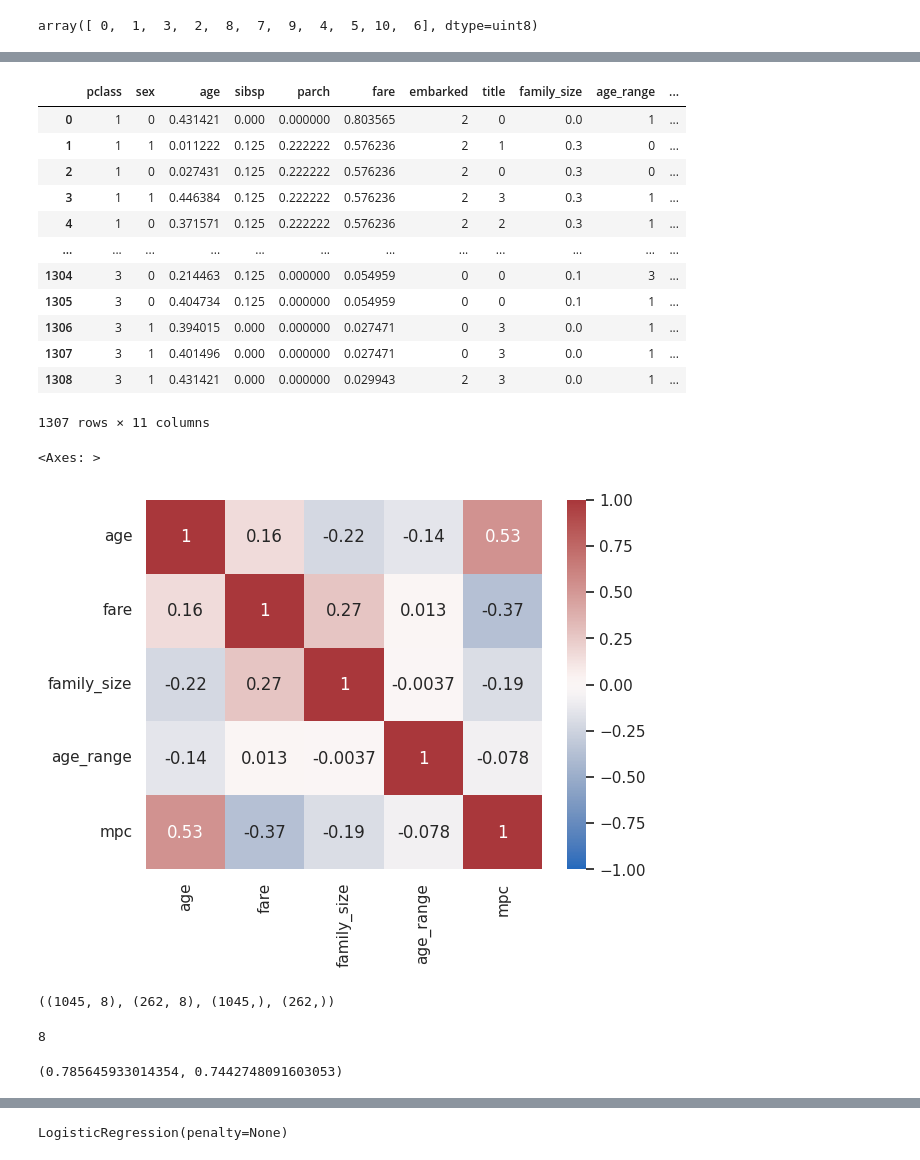
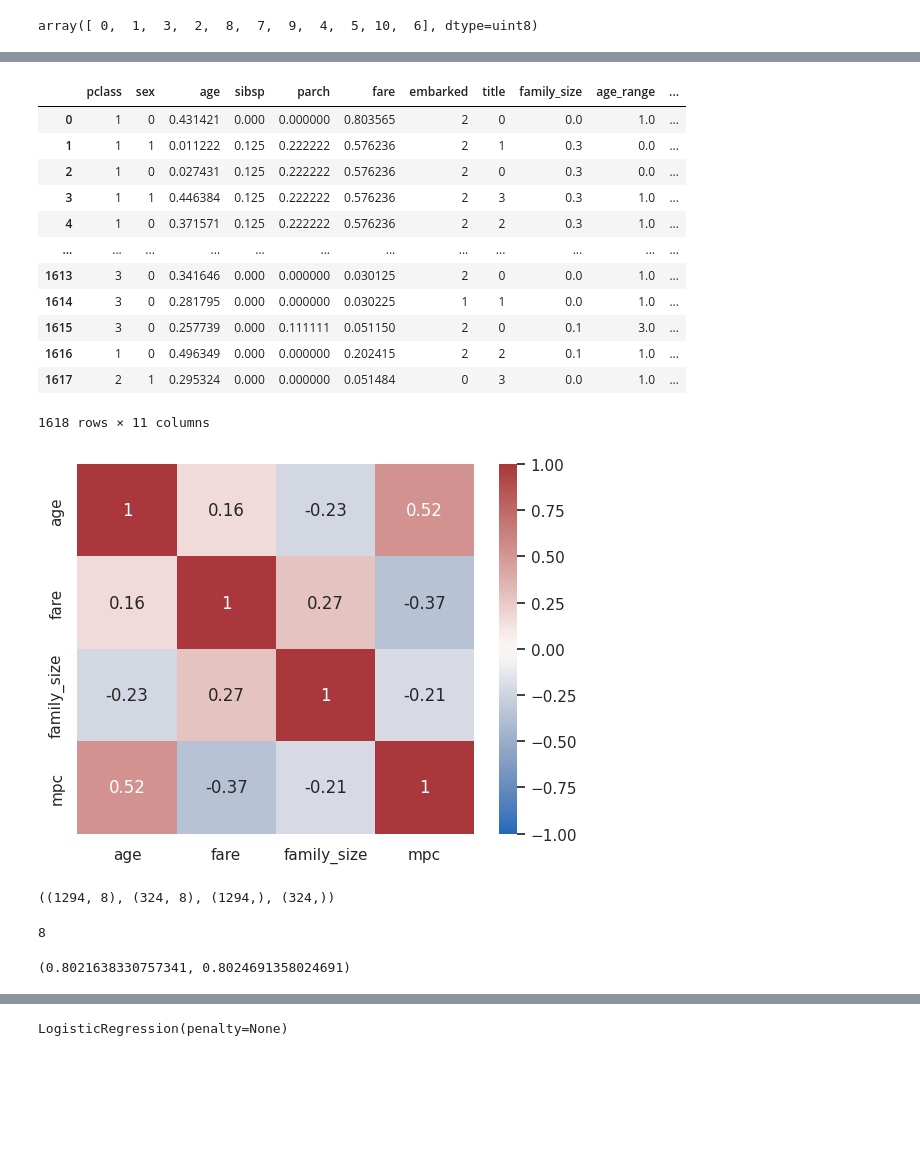
Before and after one commit to stefvlad/MyAI, a Jupyter notebook: project2_1sem.ipynb, the cells around one changed output, grey strips where cells are left out. Saved outputs shown, nothing was run; the diff lists cells and outputs as text; code cells hidden in the pictures; blank space fills up the shorter version.

```diff
--- a/project2_1sem.ipynb
+++ b/project2_1sem.ipynb
@@ -372,6 +418,9 @@ df['embarked'].unique()
 # %% [output]
 array([2, 0, 1])
 # %%
-df['age_range'] = le.fit_transform(df['age_range'])
+from sklearn.preprocessing import OrdinalEncoder
+
+ordinal_encoder = OrdinalEncoder()
+df['age_range'] = ordinal_encoder.fit_transform(df[['age_range']])
 df['age_range'].unique()
 # %% [output]
@@ -382,12 +431,3 @@ df['title'] = df['title'].map({'Miss':0, 'Mlle':0, 'Master':1, 'Mrs':2, 'Mme':2,
 df['title'].unique()
 # %% [output]
 array([ 0,  1,  3,  2,  8,  7,  9,  4,  5, 10,  6], dtype=uint8)
-# %%
-# Konwersja kolumn na typ kategoryczny
-df['survived'] = df['survived'].astype('category')
-df['pclass'] = df['pclass'].astype('category')
-df['sex'] = df['sex'].astype('category')
-df['embarked'] = df['embarked'].astype('category')
-df['title'] = df['title'].astype('category')
-
-df.info()
@@ -414,6 +433,0 @@ memory usage: 88.9 KB
-# %%
-le = LabelEncoder()
-y = le.fit_transform(df['survived'])
-df.drop('survived', axis='columns', inplace=True)
-
-y
@@ -421,0 +450,9 @@ array([1, 1, 0, ..., 0, 0, 0])
+# %%
+# Użyłem do zbalansowania zbioru
+from imblearn.over_sampling import SMOTE
+
+X_S = df.drop('survived', axis=1)
+y_S = df['survived']
+
+smote = SMOTE(random_state=42)
+df, y = smote.fit_resample(X_S, y_S)
@@ -450,18 +530,18 @@ df[columns_to_normalize] = scaler.fit_transform(df[columns_to_normalize])
 df
 # %% [output]
 |  | pclass | sex | age | sibsp | parch | fare | embarked | title | family_size | age_range | ... |
-| 0 | 1 | 0 | 0.431421 | 0.000 | 0.000000 | 0.803565 | 2 | 0 | 0.0 | 1 | ... |
-| 1 | 1 | 1 | 0.011222 | 0.125 | 0.222222 | 0.576236 | 2 | 1 | 0.3 | 0 | ... |
-| 2 | 1 | 0 | 0.027431 | 0.125 | 0.222222 | 0.576236 | 2 | 0 | 0.3 | 0 | ... |
-| 3 | 1 | 1 | 0.446384 | 0.125 | 0.222222 | 0.576236 | 2 | 3 | 0.3 | 1 | ... |
-| 4 | 1 | 0 | 0.371571 | 0.125 | 0.222222 | 0.576236 | 2 | 2 | 0.3 | 1 | ... |
+| 0 | 1 | 0 | 0.431421 | 0.000 | 0.000000 | 0.803565 | 2 | 0 | 0.0 | 1.0 | ... |
+| 1 | 1 | 1 | 0.011222 | 0.125 | 0.222222 | 0.576236 | 2 | 1 | 0.3 | 0.0 | ... |
+| 2 | 1 | 0 | 0.027431 | 0.125 | 0.222222 | 0.576236 | 2 | 0 | 0.3 | 0.0 | ... |
+| 3 | 1 | 1 | 0.446384 | 0.125 | 0.222222 | 0.576236 | 2 | 3 | 0.3 | 1.0 | ... |
+| 4 | 1 | 0 | 0.371571 | 0.125 | 0.222222 | 0.576236 | 2 | 2 | 0.3 | 1.0 | ... |
 | ... | ... | ... | ... | ... | ... | ... | ... | ... | ... | ... | ... |
-| 1304 | 3 | 0 | 0.214463 | 0.125 | 0.000000 | 0.054959 | 0 | 0 | 0.1 | 3 | ... |
-| 1305 | 3 | 0 | 0.404734 | 0.125 | 0.000000 | 0.054959 | 0 | 0 | 0.1 | 1 | ... |
-| 1306 | 3 | 1 | 0.394015 | 0.000 | 0.000000 | 0.027471 | 0 | 3 | 0.0 | 1 | ... |
-| 1307 | 3 | 1 | 0.401496 | 0.000 | 0.000000 | 0.027471 | 0 | 3 | 0.0 | 1 | ... |
-| 1308 | 3 | 1 | 0.431421 | 0.000 | 0.000000 | 0.029943 | 2 | 3 | 0.0 | 1 | ... |
+| 1613 | 3 | 0 | 0.341646 | 0.000 | 0.000000 | 0.030125 | 2 | 0 | 0.0 | 1.0 | ... |
+| 1614 | 3 | 0 | 0.281795 | 0.000 | 0.000000 | 0.030225 | 1 | 1 | 0.0 | 1.0 | ... |
+| 1615 | 3 | 0 | 0.257739 | 0.000 | 0.111111 | 0.051150 | 2 | 0 | 0.1 | 3.0 | ... |
+| 1616 | 1 | 0 | 0.496349 | 0.000 | 0.000000 | 0.202415 | 2 | 2 | 0.1 | 1.0 | ... |
+| 1617 | 2 | 1 | 0.295324 | 0.000 | 0.000000 | 0.051484 | 0 | 3 | 0.0 | 1.0 | ... |
-1307 rows × 11 columns
+1618 rows × 11 columns
 # %%
 df.drop('title', axis='columns', inplace=True)
 df.drop('sibsp', axis='columns', inplace=True)
@@ -469,19 +549,25 @@ df.drop('parch', axis='columns', inplace=True)
 # %%
 import seaborn as sns
 sns.set()
 
+selected_columns = ['age', 'fare', 'family_size', 'mpc']
+
+# Wybór tylko wybranych kolumn
+selected_data = df[selected_columns]
+
+# Generowanie heatmapy korelacji
 plt.figure()
-corr = df.select_dtypes(include='number').corr()
+corr = selected_data.corr()
 sns.heatmap(corr, annot=True, cmap='vlag', vmin=-1, vmax=1)
+plt.show()
 # %% [output]
-<Axes: >
-[figure, old version]
+[figure, new version]
 # %%
 X_train, X_test, y_train, y_test = train_test_split(df, y, test_size=0.2, random_state=10)
 scaler = StandardScaler()
 X_train.shape, X_test.shape, y_train.shape, y_test.shape
 # %% [output]
-((1045, 8), (262, 8), (1045,), (262,))
+((1294, 8), (324, 8), (1294,), (324,))
 # %%
 ###################################################################################################################
 # %%
@@ -498,7 +584,7 @@ accuracy_t = accuracy_score(y_train, predictions_train)
 accuracy = accuracy_score(y_test, predictions_test)
 accuracy_t, accuracy
 # %% [output]
-(0.785645933014354, 0.7442748091603053)
+(0.8021638330757341, 0.8024691358024691)
 # %%
 ###################################################################################################################
 # %%
```
Also changed, not shown: parts of 22 cells of this notebook.
